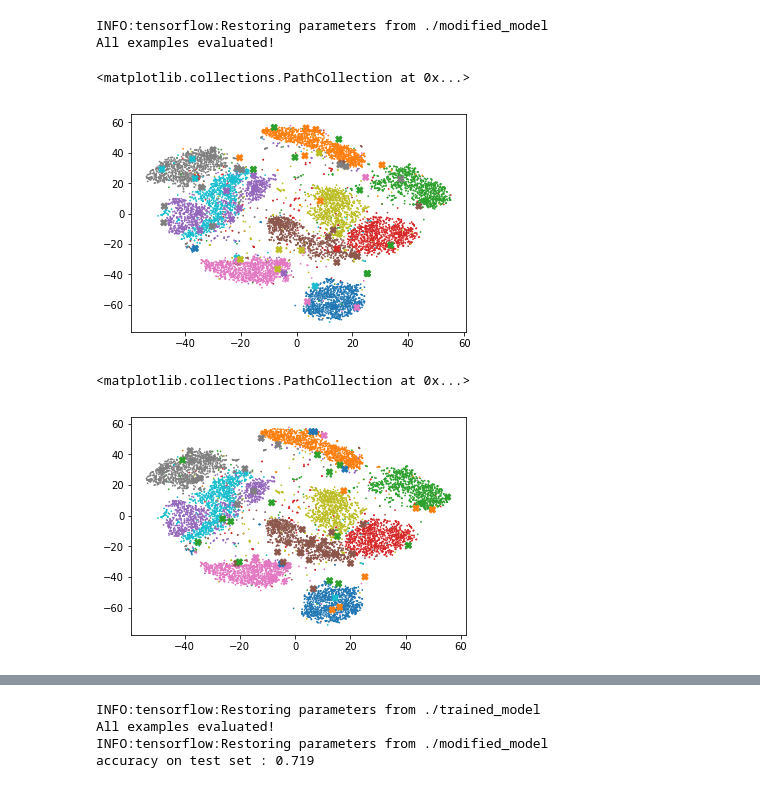
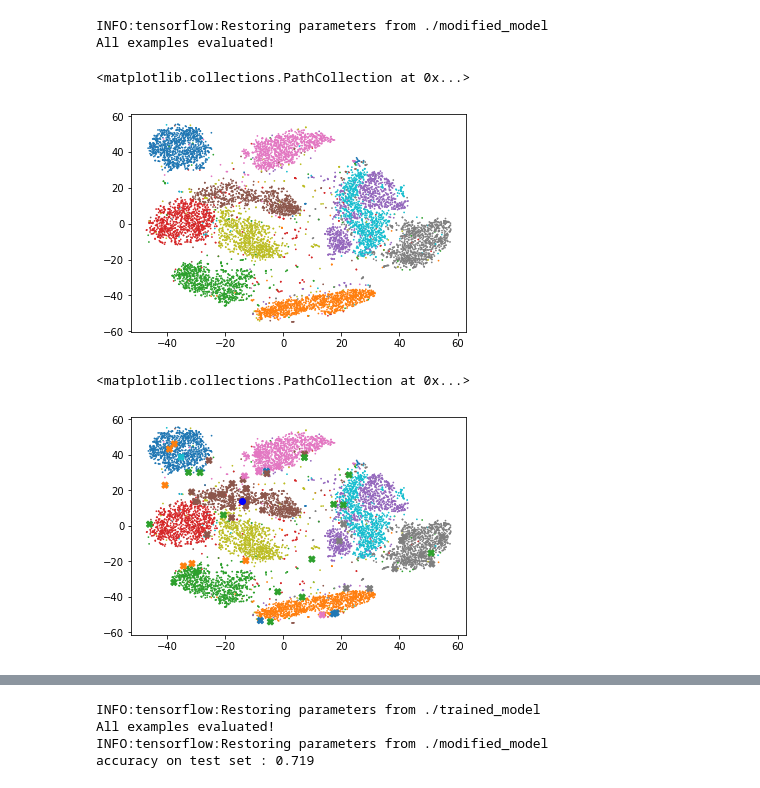
Before and after one commit to vorzawk/mdlAttack, a Jupyter notebook: mnist_analyzeAttack.ipynb, the cells around one changed output, grey strips where cells are left out. Cells and saved outputs as stored; diff of their text form; code cells hidden in the pictures.

Commit message:
comments added, PCA used instead of truncatedSVD

```diff
--- a/mnist_analyzeAttack.ipynb
+++ b/mnist_analyzeAttack.ipynb
@@ -94,28 +98,26 @@ predictionsModifiedModel = predict_labels(train_images[:10000])
 INFO:tensorflow:Restoring parameters from ./modified_model
 All examples evaluated!
 # %%
+# Reduce the dimensionality of the data using PCA, and then run t-sne.
+# Doing this, makes the algorithm run faster.
 flattenedTrainImages = train_images.reshape(60000,-1)
-trainImagesPca = TruncatedSVD(n_components=40).fit_transform(flattenedTrainImages)
-allImagesTsne = TSNE(n_components=2, perplexity=100, n_iter=1200).fit_transform(trainImagesPca[:10000])
+trainImagesPca = PCA(n_components=40
+                             ).fit_transform(flattenedTrainImages)
+allImagesTsne = TSNE(n_components=2, perplexity=100, n_iter=1200
+                    ).fit_transform(trainImagesPca[:10000])
 # %%
 allImagesTsne_x, allImagesTsne_y = allImagesTsne.T
-#plt.figure(figsize=(25,20))
 plt.scatter(allImagesTsne_x, allImagesTsne_y, c=train_labels[:10000], s=0.5, cmap='tab10')
-plt.scatter(allImagesTsne_x[predictions != train_labels[:10000]],
-            allImagesTsne_y[predictions != train_labels[:10000]],
-            c=train_labels[:10000][predictions != train_labels[:10000]],
-            marker = 'X', s=40, cmap='tab10')
-#plt.colorbar()
 # %% [output]
 <matplotlib.collections.PathCollection at 0x...>
-[figure, old version]
+[figure, new version]
 # %%
 plt.scatter(allImagesTsne_x, allImagesTsne_y, c=predictionsTrainedModel, s=0.5, cmap='tab10')
-#plt.plot(allImagesTsne_x[0], allImagesTsne_y[0],'bo')
+plt.plot(allImagesTsne_x[0], allImagesTsne_y[0],'bo')
 plt.scatter(allImagesTsne_x[predictionsTrainedModel != predictionsModifiedModel],
             allImagesTsne_y[predictionsTrainedModel != predictionsModifiedModel],
             c=predictionsTrainedModel[predictionsTrainedModel != predictionsModifiedModel],
             marker = 'X', s=40, cmap='tab10')
 # %% [output]
 <matplotlib.collections.PathCollection at 0x...>
-[figure, old version]
+[figure, new version]
```
Also changed, not shown: parts of 10 cells of this notebook.
